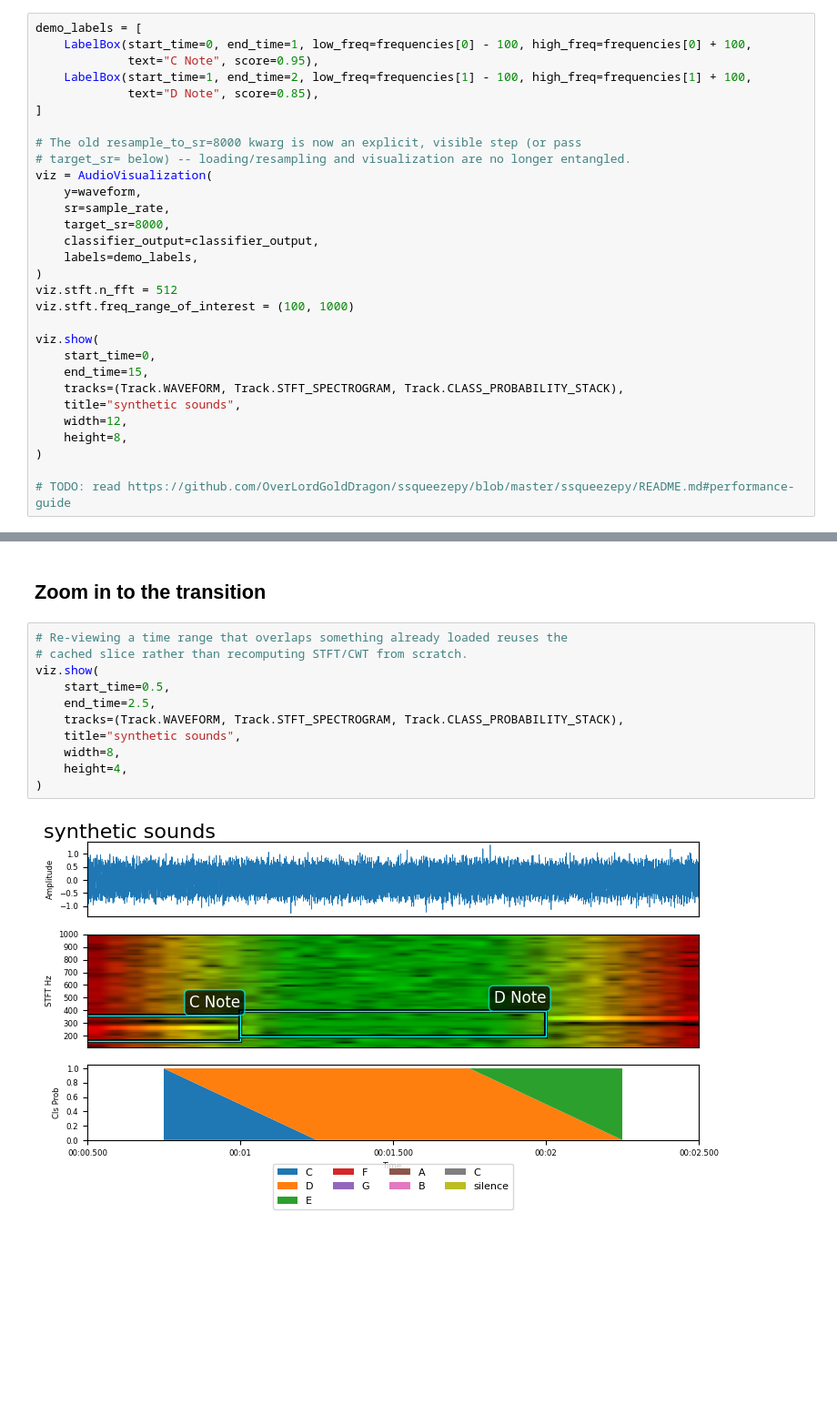
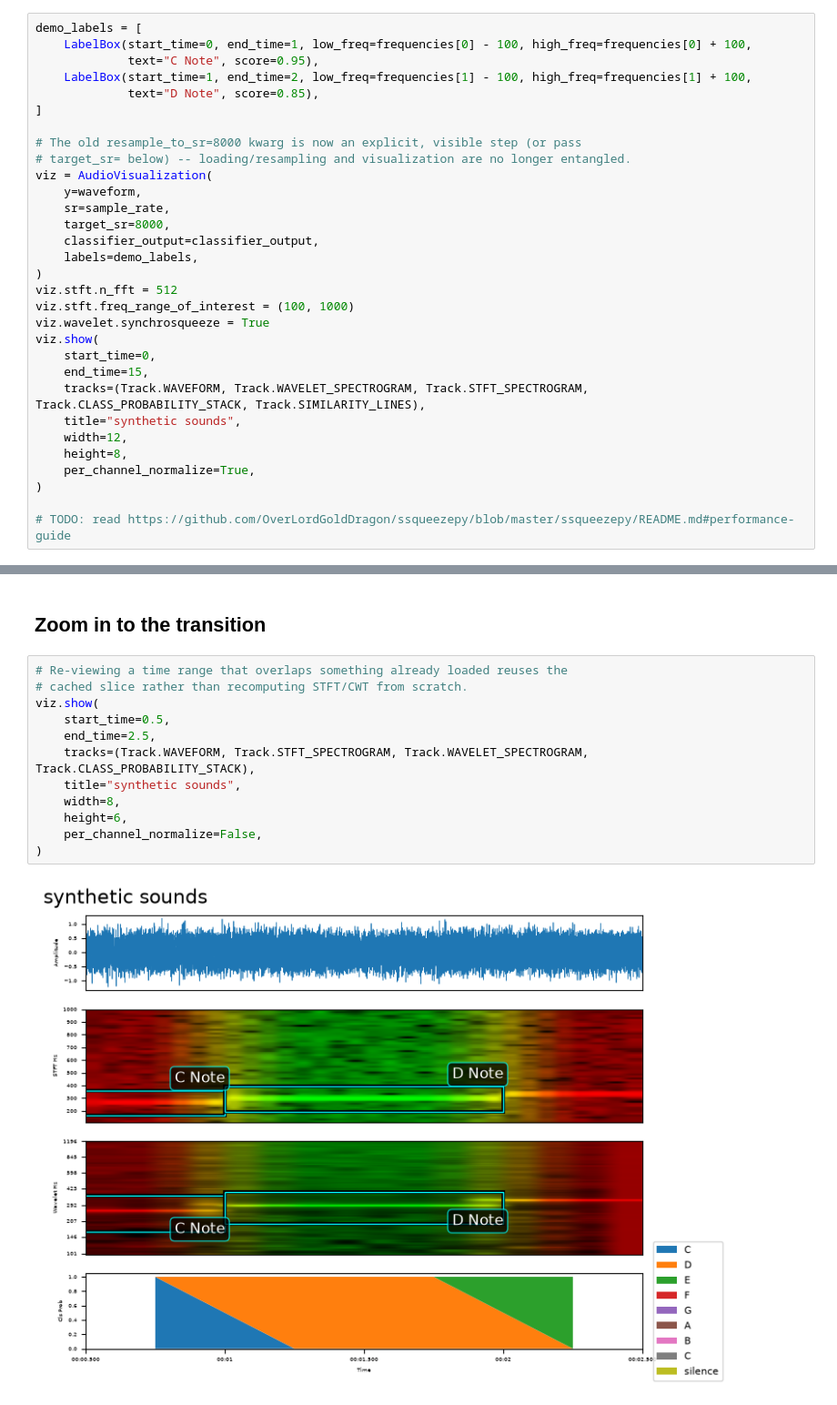
Before and after one commit to ramayer/audio-classifier-visualizer, a Jupyter notebook: notebooks/test.ipynb, the cells around one changed output, grey strips where cells are left out. Shown at 91% size. Cells and saved outputs as stored; diff of their text form; blank space fills up the shorter version.

```diff
--- a/notebooks/test.ipynb
+++ b/notebooks/test.ipynb
@@ -90,14 +90,15 @@ viz = AudioVisualization(
 )
 viz.stft.n_fft = 512
 viz.stft.freq_range_of_interest = (100, 1000)
-
+viz.wavelet.synchrosqueeze = True
 viz.show(
     start_time=0,
     end_time=15,
-    tracks=(Track.WAVEFORM, Track.STFT_SPECTROGRAM, Track.CLASS_PROBABILITY_STACK),
+    tracks=(Track.WAVEFORM, Track.WAVELET_SPECTROGRAM, Track.STFT_SPECTROGRAM, Track.CLASS_PROBABILITY_STACK, Track.SIMILARITY_LINES),
     title="synthetic sounds",
     width=12,
     height=8,
+    per_channel_normalize=True,
 )
 
 # TODO: read https://github.com/OverLordGoldDragon/ssqueezepy/blob/master/ssqueezepy/README.md#performance-guide
@@ -108,13 +109,14 @@ viz.show(
 # %%
 # Re-viewing a time range that overlaps something already loaded reuses the
 # cached slice rather than recomputing STFT/CWT from scratch.
 viz.show(
     start_time=0.5,
     end_time=2.5,
-    tracks=(Track.WAVEFORM, Track.STFT_SPECTROGRAM, Track.CLASS_PROBABILITY_STACK),
+    tracks=(Track.WAVEFORM, Track.STFT_SPECTROGRAM, Track.WAVELET_SPECTROGRAM, Track.CLASS_PROBABILITY_STACK),
     title="synthetic sounds",
     width=8,
-    height=4,
+    height=6,
+    per_channel_normalize=False,
 )
 # %% [output]
-[figure, old version]
+[figure, new version]
```
Also changed, not shown: parts of 1 cell of this notebook, 7 other files.
